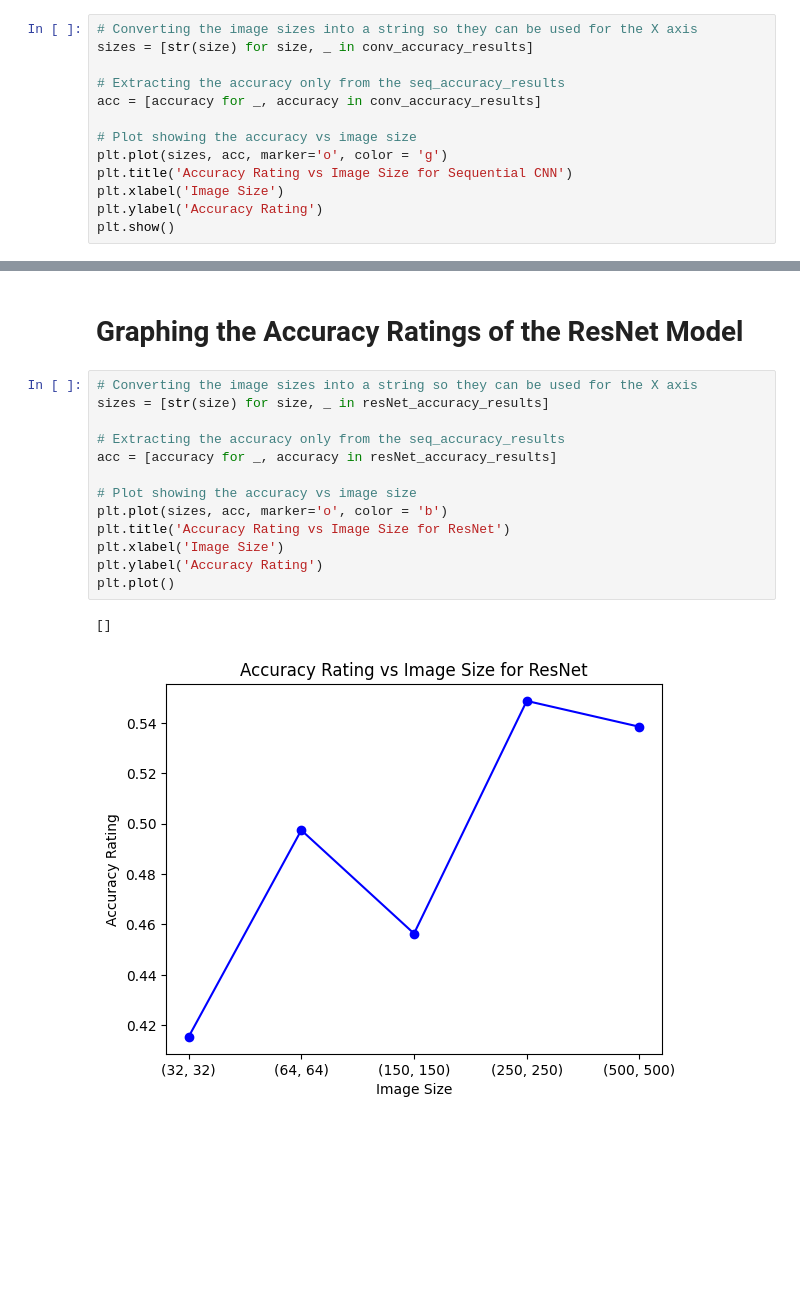
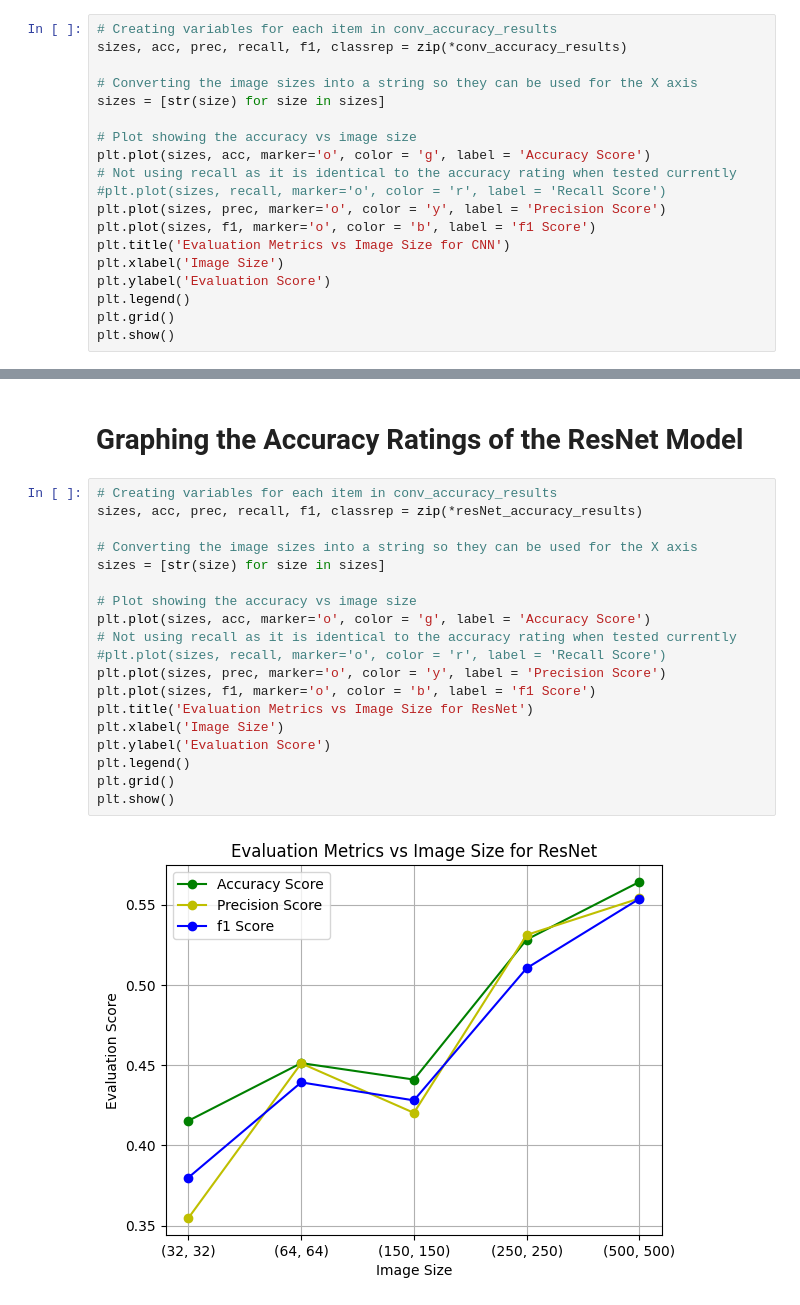
Before and after one commit to AustinAHolmes/Fridges, a Jupyter notebook: training_mod.ipynb, the cells around one changed output, grey strips where cells are left out. Drawn from its saved outputs; the diff is of its cells as text; blank space fills up the shorter version.

```diff
--- a/training_mod.ipynb
+++ b/training_mod.ipynb
@@ -149,16 +265,22 @@ Image Size: (500, 500), Accuracy: 0.436
 # Graphing the Accuracy Ratings
 Something to note and look at later, I have ran this multiple times and each output is significantly different, sometimes prefering a smaller image size and sometimes prefering larger.
 # %%
+# Creating variables for each item in conv_accuracy_results
+sizes, acc, prec, recall, f1, classrep = zip(*conv_accuracy_results)
+
 # Converting the image sizes into a string so they can be used for the X axis
-sizes = [str(size) for size, _ in conv_accuracy_results]
-
-# Extracting the accuracy only from the seq_accuracy_results
-acc = [accuracy for _, accuracy in conv_accuracy_results]
+sizes = [str(size) for size in sizes]
 
 # Plot showing the accuracy vs image size
-plt.plot(sizes, acc, marker='o', color = 'g')
-plt.title('Accuracy Rating vs Image Size for Sequential CNN')
+plt.plot(sizes, acc, marker='o', color = 'g', label = 'Accuracy Score')
+# Not using recall as it is identical to the accuracy rating when tested currently
+#plt.plot(sizes, recall, marker='o', color = 'r', label = 'Recall Score')
+plt.plot(sizes, prec, marker='o', color = 'y', label = 'Precision Score')
+plt.plot(sizes, f1, marker='o', color = 'b', label = 'f1 Score')
+plt.title('Evaluation Metrics vs Image Size for CNN')
 plt.xlabel('Image Size')
-plt.ylabel('Accuracy Rating')
+plt.ylabel('Evaluation Score')
+plt.legend()
+plt.grid()
 plt.show()
 # %% [output]
@@ -247,18 +456,23 @@ Image Size: (500, 500), Accuracy: 0.538
 # %% [markdown]
 # Graphing the Accuracy Ratings of the ResNet Model
 # %%
+# Creating variables for each item in conv_accuracy_results
+sizes, acc, prec, recall, f1, classrep = zip(*resNet_accuracy_results)
+
 # Converting the image sizes into a string so they can be used for the X axis
-sizes = [str(size) for size, _ in resNet_accuracy_results]
-
-# Extracting the accuracy only from the seq_accuracy_results
-acc = [accuracy for _, accuracy in resNet_accuracy_results]
+sizes = [str(size) for size in sizes]
 
 # Plot showing the accuracy vs image size
-plt.plot(sizes, acc, marker='o', color = 'b')
-plt.title('Accuracy Rating vs Image Size for ResNet')
+plt.plot(sizes, acc, marker='o', color = 'g', label = 'Accuracy Score')
+# Not using recall as it is identical to the accuracy rating when tested currently
+#plt.plot(sizes, recall, marker='o', color = 'r', label = 'Recall Score')
+plt.plot(sizes, prec, marker='o', color = 'y', label = 'Precision Score')
+plt.plot(sizes, f1, marker='o', color = 'b', label = 'f1 Score')
+plt.title('Evaluation Metrics vs Image Size for ResNet')
 plt.xlabel('Image Size')
-plt.ylabel('Accuracy Rating')
-plt.plot()
+plt.ylabel('Evaluation Score')
+plt.legend()
+plt.grid()
+plt.show()
 # %% [output]
-[]
-[figure, old version]
+[figure, new version]
```
Also changed, not shown: parts of 4 cells of this notebook.
